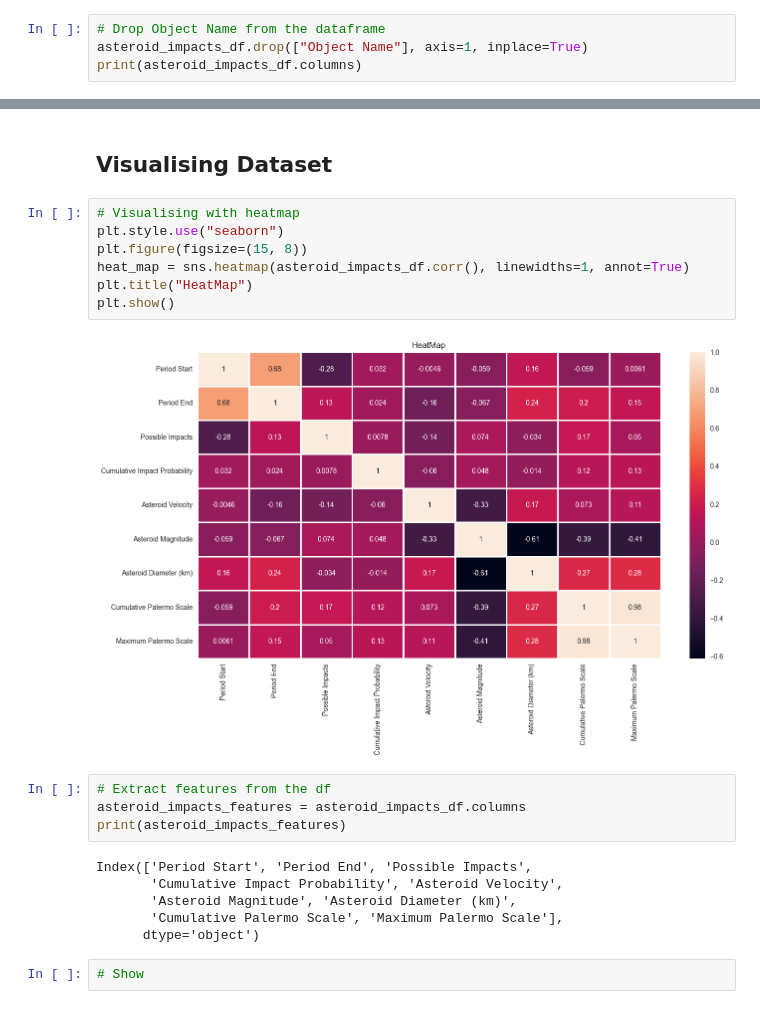
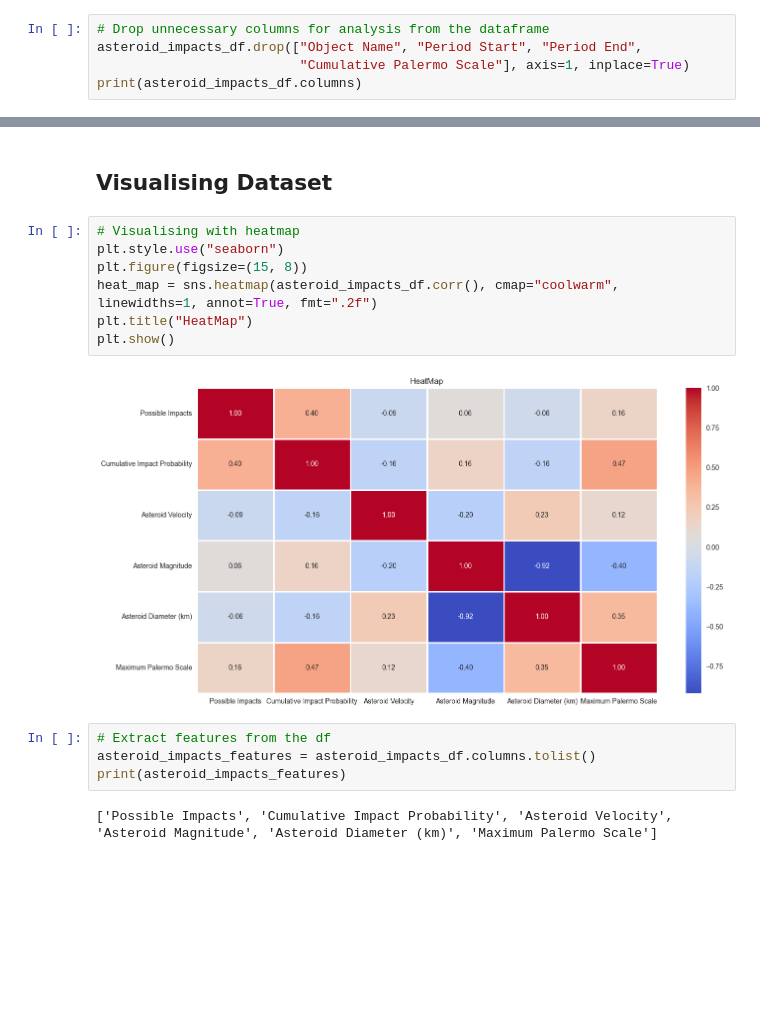
Before and after one commit to lytmercy/data_analysis_labs, a Jupyter notebook: lab_1_FI_21mn_Lytovchenko_Mykyta.ipynb, the cells around one changed output, grey strips where cells are left out. Saved outputs shown, nothing was run; the diff lists cells and outputs as text; blank space fills up the shorter version.

```diff
--- a/lab_1_FI_21mn_Lytovchenko_Mykyta.ipynb
+++ b/lab_1_FI_21mn_Lytovchenko_Mykyta.ipynb
@@ -71,7 +73,8 @@ dtypes: float64(6), int64(3), object(2)
 memory usage: 58.8+ KB
 None
 # %%
-# Drop Object Name from the dataframe
-asteroid_impacts_df.drop(["Object Name"], axis=1, inplace=True)
+# Drop unnecessary columns for analysis from the dataframe
+asteroid_impacts_df.drop(["Object Name", "Period Start", "Period End",
+                          "Cumulative Palermo Scale"], axis=1, inplace=True)
 print(asteroid_impacts_df.columns)
 # %% [output]
@@ -128,21 +196,15 @@ max                  2.579000                 -1.420000              -1.420000
 # %%
 # Visualising with heatmap
 plt.style.use("seaborn")
 plt.figure(figsize=(15, 8))
-heat_map = sns.heatmap(asteroid_impacts_df.corr(), linewidths=1, annot=True)
+heat_map = sns.heatmap(asteroid_impacts_df.corr(), cmap="coolwarm", linewidths=1, annot=True, fmt=".2f")
 plt.title("HeatMap")
 plt.show()
 # %% [output]
-[figure, old version]
+[figure, new version]
 # %%
 # Extract features from the df
-asteroid_impacts_features = asteroid_impacts_df.columns
+asteroid_impacts_features = asteroid_impacts_df.columns.tolist()
 print(asteroid_impacts_features)
 # %% [output]
-Index(['Period Start', 'Period End', 'Possible Impacts',
-       'Cumulative Impact Probability', 'Asteroid Velocity',
-       'Asteroid Magnitude', 'Asteroid Diameter (km)',
-       'Cumulative Palermo Scale', 'Maximum Palermo Scale'],
-      dtype='object')
+['Possible Impacts', 'Cumulative Impact Probability', 'Asteroid Velocity', 'Asteroid Magnitude', 'Asteroid Diameter (km)', 'Maximum Palermo Scale']
-# %%
-# Show
```
Also changed, not shown: parts of 31 cells of this notebook.
